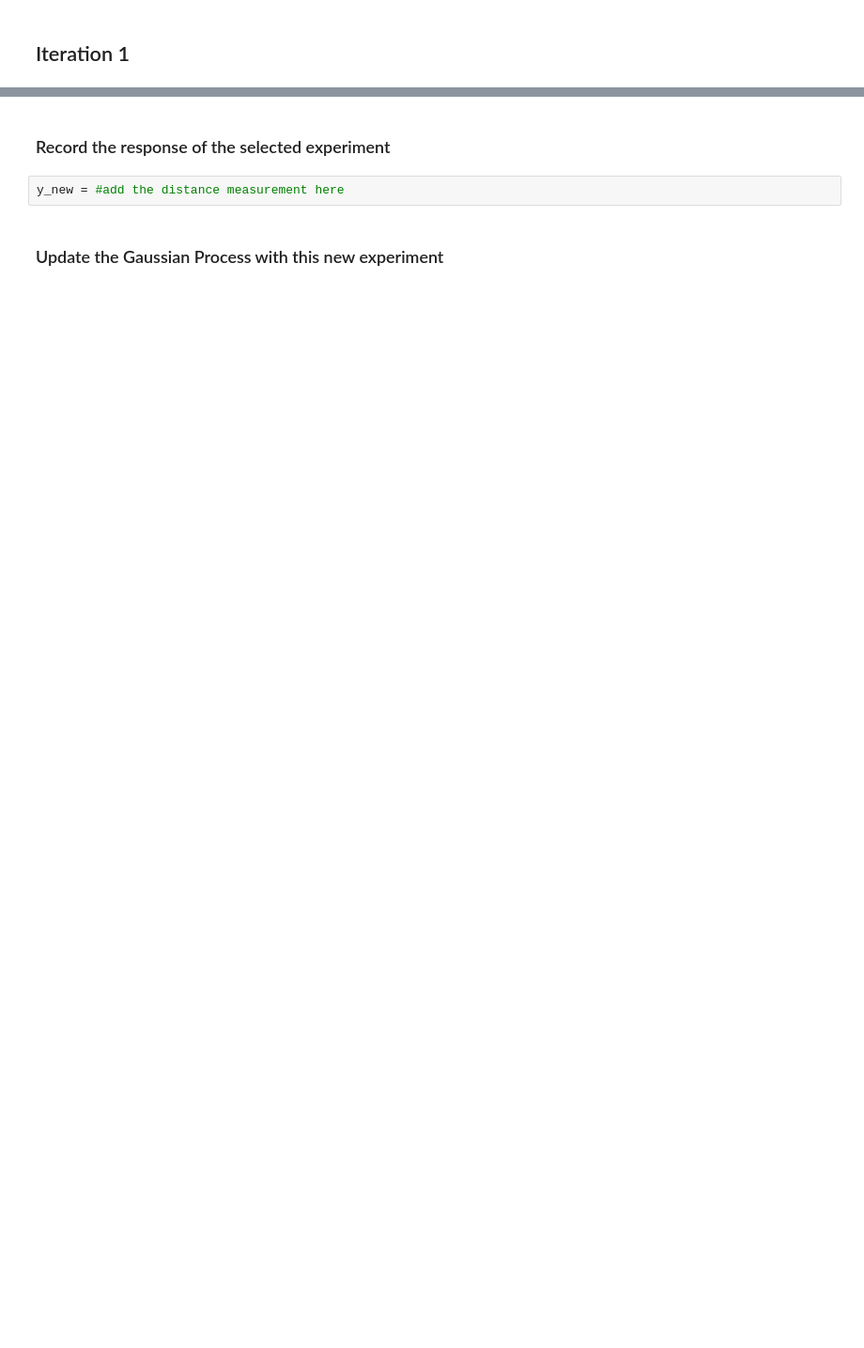
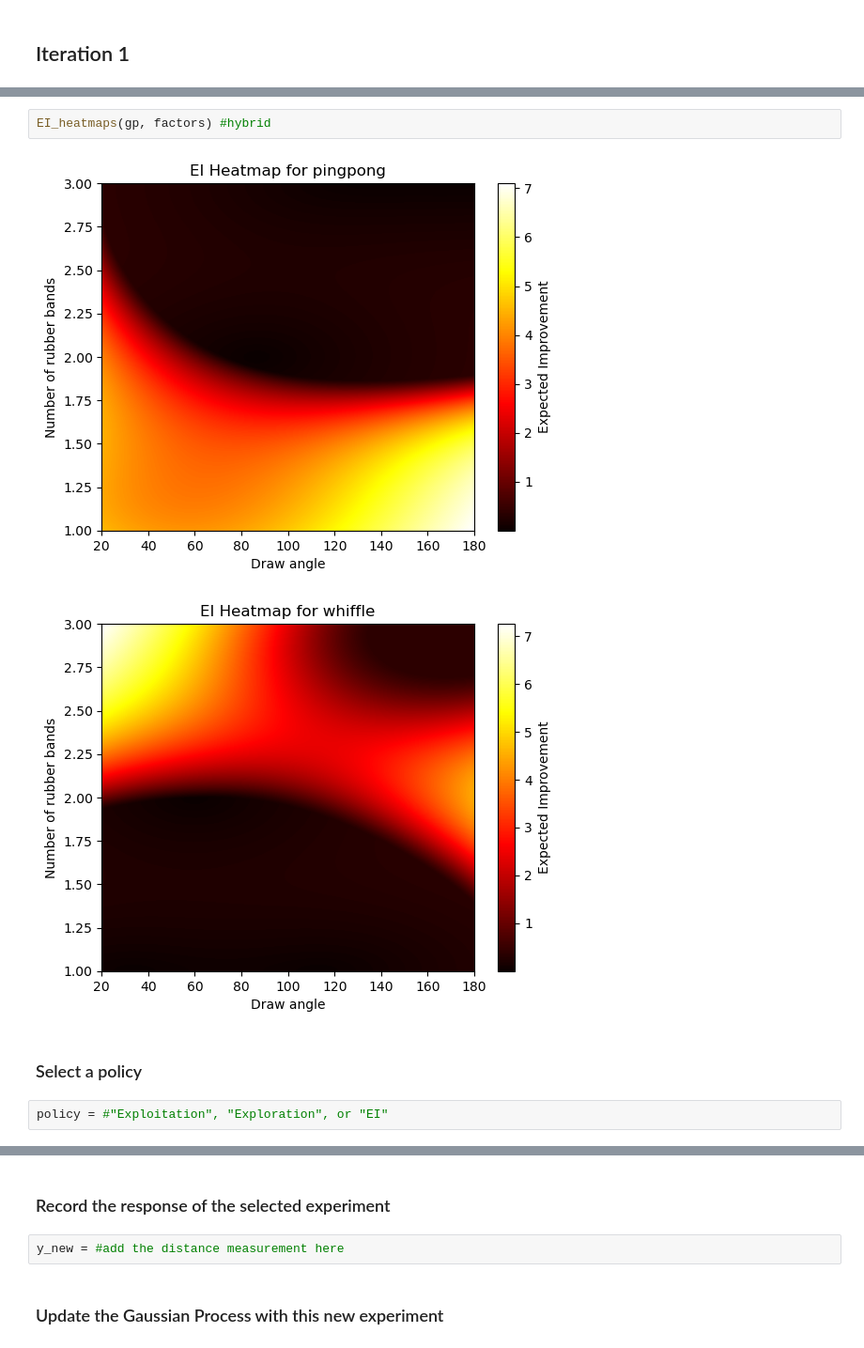
Before and after one commit to pauljensen/PyAutoSci, a Jupyter notebook: Catapult.ipynb, the cells around one changed output, grey strips where cells are left out. Shown at 94% size. Cells and saved outputs as stored; diff of their text form; blank space fills up the shorter version.

```diff
--- a/Catapult.ipynb
+++ b/Catapult.ipynb
@@ -47 +79,10 @@ distance_heatmaps(gp_exploitation,factors)
+# %%
+EI_heatmaps(gp, factors) #hybrid
+# %% [output]
+[figure, added]
+[figure, added]
+# %% [markdown]
+### Select a policy
+# %%
+policy = #"Exploitation", "Exploration", or "EI"
 # %% [markdown]
```
Also changed, not shown: parts of 145 cells of this notebook.
